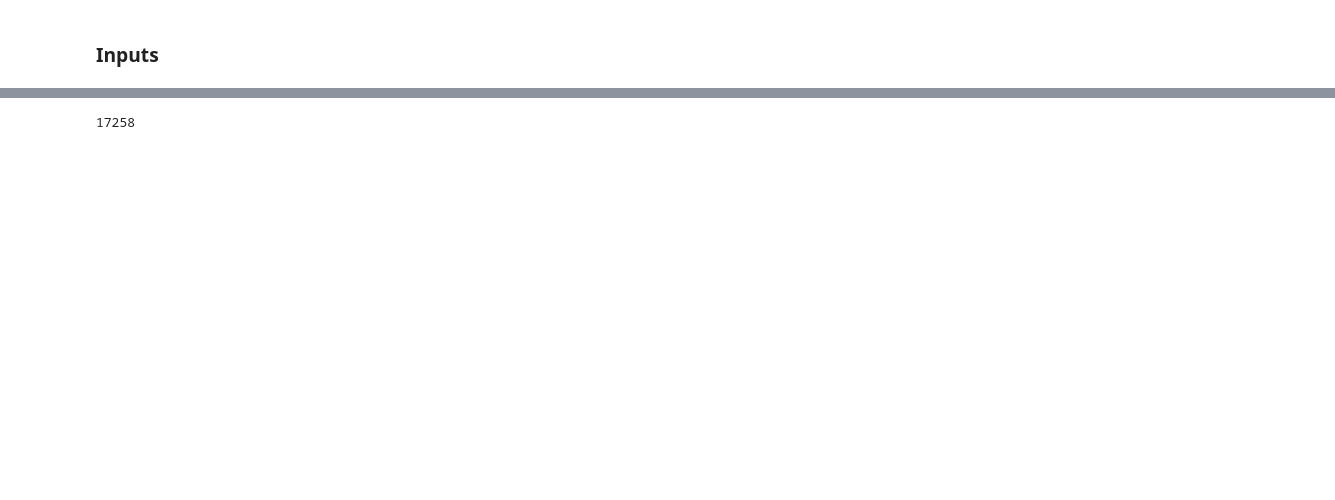
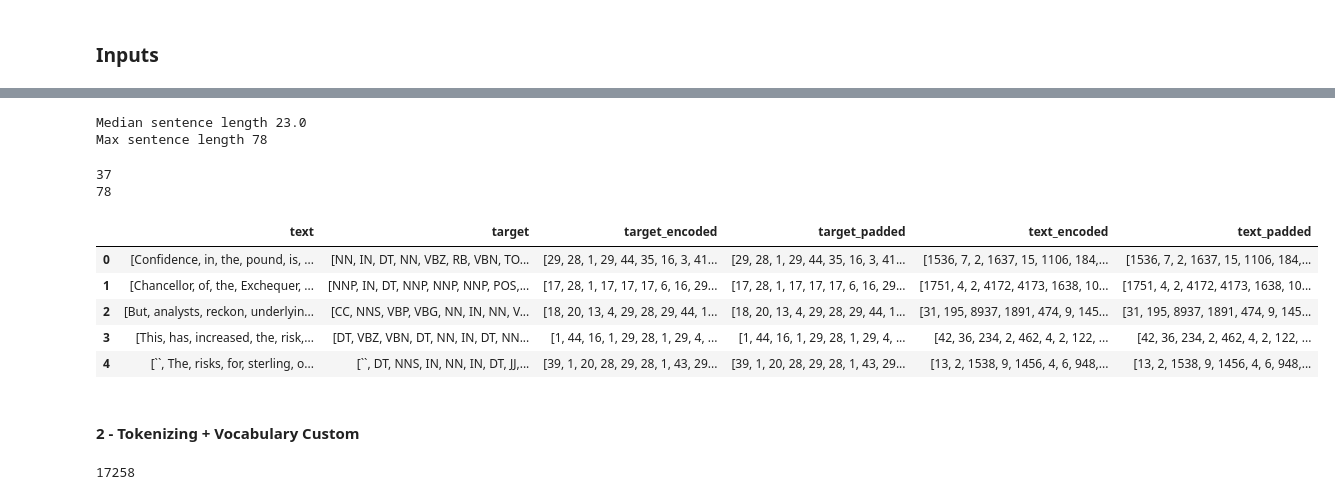
Before and after one commit to HeleneFabia/pos-tagger, a Jupyter notebook: pos_tagger.ipynb, the cells around one changed output, grey strips where cells are left out. Cells and saved outputs as stored; diff of their text form; code cells hidden in the pictures; blank space fills up the shorter version.

```diff
--- a/pos_tagger.ipynb
+++ b/pos_tagger.ipynb
@@ -155,2 +153,5 @@ df.sample(3)
+# %%
+df["target_encoded"] = targets_encoded
+df["target_padded"] = targets_padded
 # %% [markdown]
 ### Inputs
@@ -157,7 +160,6 @@ df.sample(3)
 # %%
-# keras
-
-# tokenizer = Tokenizer()
-# tokenizer.fit_on_texts(text_combined)
-# text_encoded = tokenizer.texts_to_sequences(text)
-# df["text_encoded_keras"] = text_encoded
+tokenizer = Tokenizer(filters="")
+tokenizer.fit_on_texts(text_combined)
+text_encoded = tokenizer.texts_to_sequences(text)
+word2value = tokenizer.word_index
+value2word = {v: k for k, v in word2value.items()}
@@ -163,0 +186,20 @@ df.sample(3)
+# %%
+sentence_lengths = [len(df["text"].iloc[idx]) for idx in range(len(df))]
+max_seq_length = max(sentence_lengths)
+print("Median sentence length", np.median(sentence_lengths))
+print("Max sentence length", max_seq_length)
+# %% [output]
+Median sentence length 23.0
+Max sentence length 78
+# %%
+texts_padded = pad_sequences(text_encoded, maxlen=max_seq_length, padding='post')
+texts_padded = [text.tolist() for text in texts_padded]
+# %%
+df["text_encoded"] = text_encoded
+df["text_padded"] = texts_padded
+# %%
+print(len(text_encoded[0]))
+print(len(texts_padded[0]))
+# %% [output]
+37
+78
@@ -164,3 +210,14 @@ df.sample(3)
+# %%
+df.head()
+# %% [output]
+|  | text | target | target_encoded | target_padded | text_encoded | text_padded |
+| 0 | [Confidence, in, the, pound, is, ... | [NN, IN, DT, NN, VBZ, RB, VBN, TO... | [29, 28, 1, 29, 44, 35, 16, 3, 41... | [29, 28, 1, 29, 44, 35, 16, 3, 41... | [1536, 7, 2, 1637, 15, 1106, 184,... | [1536, 7, 2, 1637, 15, 1106, 184,... |
+| 1 | [Chancellor, of, the, Exchequer, ... | [NNP, IN, DT, NNP, NNP, NNP, POS,... | [17, 28, 1, 17, 17, 17, 6, 16, 29... | [17, 28, 1, 17, 17, 17, 6, 16, 29... | [1751, 4, 2, 4172, 4173, 1638, 10... | [1751, 4, 2, 4172, 4173, 1638, 10... |
+| 2 | [But, analysts, reckon, underlyin... | [CC, NNS, VBP, VBG, NN, IN, NN, V... | [18, 20, 13, 4, 29, 28, 29, 44, 1... | [18, 20, 13, 4, 29, 28, 29, 44, 1... | [31, 195, 8937, 1891, 474, 9, 145... | [31, 195, 8937, 1891, 474, 9, 145... |
+| 3 | [This, has, increased, the, risk,... | [DT, VBZ, VBN, DT, NN, IN, DT, NN... | [1, 44, 16, 1, 29, 28, 1, 29, 4, ... | [1, 44, 16, 1, 29, 28, 1, 29, 4, ... | [42, 36, 234, 2, 462, 4, 2, 122, ... | [42, 36, 234, 2, 462, 4, 2, 122, ... |
+| 4 | [``, The, risks, for, sterling, o... | [``, DT, NNS, IN, NN, IN, DT, JJ,... | [39, 1, 20, 28, 29, 28, 1, 43, 29... | [39, 1, 20, 28, 29, 28, 1, 43, 29... | [13, 2, 1538, 9, 1456, 4, 6, 948,... | [13, 2, 1538, 9, 1456, 4, 6, 948,... |
+# %% [markdown]
+#### 2 - Tokenizing + Vocabulary Custom
 # %%
 text = list()
 for idx in range(len(df)):
```
Also changed, not shown: parts of 39 cells of this notebook.
